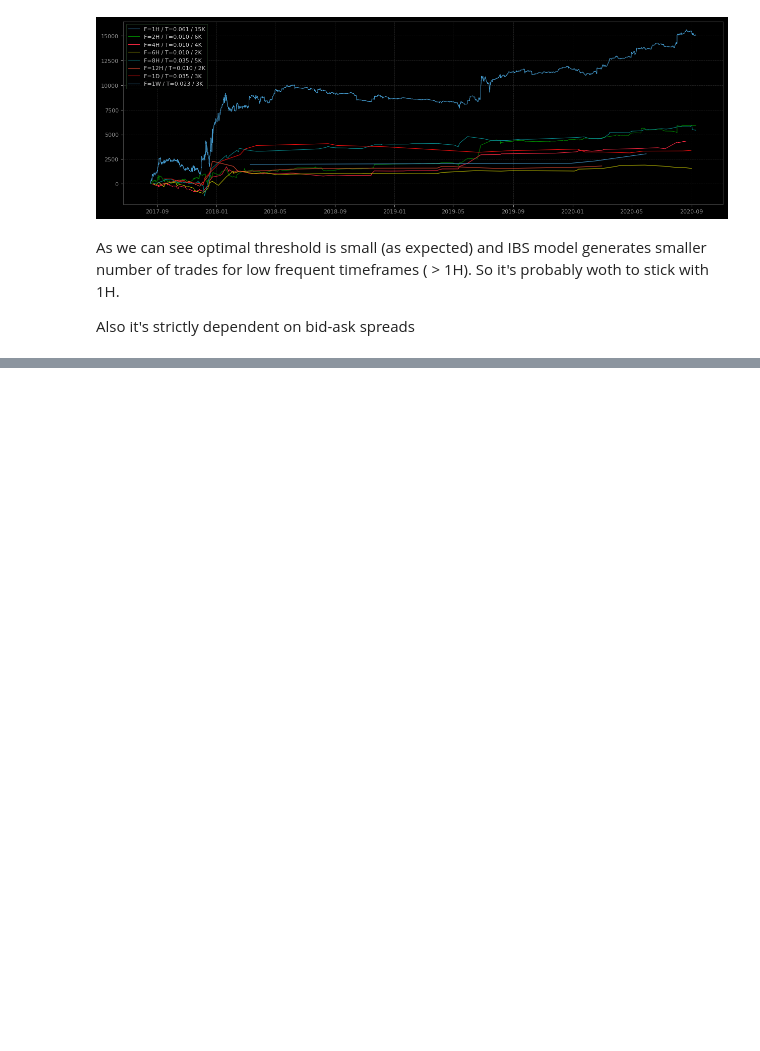
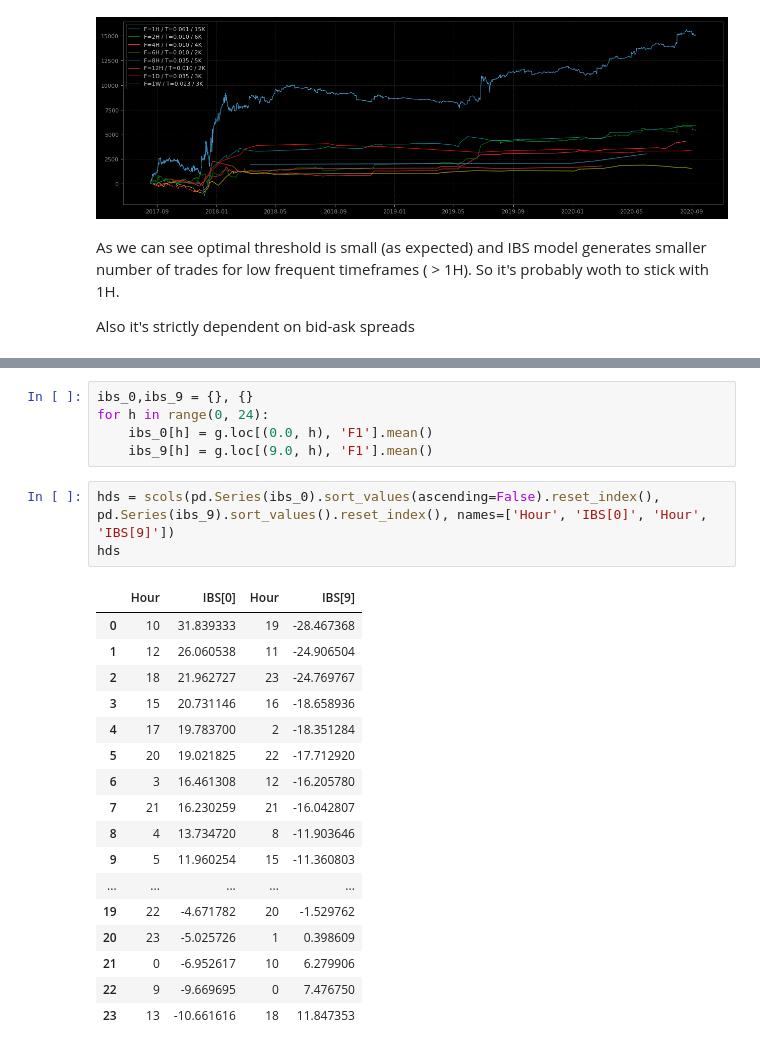
Before and after one commit to dmarienko/cryptomomentum, a Jupyter notebook: models/4. IBS testing.ipynb, the cells around one changed output, grey strips where cells are left out. Saved outputs shown, nothing was run; the diff lists cells and outputs as text; blank space fills up the shorter version.

```diff
--- a/models/4. IBS testing.ipynb
+++ b/models/4. IBS testing.ipynb
@@ -172,0 +183,26 @@ Also it's strictly dependent on bid-ask spreads
+# %%
+ibs_0,ibs_9 = {}, {}
+for h in range(0, 24):
+    ibs_0[h] = g.loc[(0.0, h), 'F1'].mean()
+    ibs_9[h] = g.loc[(9.0, h), 'F1'].mean()
+# %%
+hds = scols(pd.Series(ibs_0).sort_values(ascending=False).reset_index(), pd.Series(ibs_9).sort_values().reset_index(), names=['Hour', 'IBS[0]', 'Hour', 'IBS[9]'])
+hds
+# %% [output]
+|  | Hour | IBS[0] | Hour | IBS[9] |
+| 0 | 10 | 31.839333 | 19 | -28.467368 |
+| 1 | 12 | 26.060538 | 11 | -24.906504 |
+| 2 | 18 | 21.962727 | 23 | -24.769767 |
+| 3 | 15 | 20.731146 | 16 | -18.658936 |
+| 4 | 17 | 19.783700 | 2 | -18.351284 |
+| 5 | 20 | 19.021825 | 22 | -17.712920 |
+| 6 | 3 | 16.461308 | 12 | -16.205780 |
+| 7 | 21 | 16.230259 | 21 | -16.042807 |
+| 8 | 4 | 13.734720 | 8 | -11.903646 |
+| 9 | 5 | 11.960254 | 15 | -11.360803 |
+| ... | ... | ... | ... | ... |
+| 19 | 22 | -4.671782 | 20 | -1.529762 |
+| 20 | 23 | -5.025726 | 1 | 0.398609 |
+| 21 | 0 | -6.952617 | 10 | 6.279906 |
+| 22 | 9 | -9.669695 | 0 | 7.476750 |
+| 23 | 13 | -10.661616 | 18 | 11.847353 |
```
Also changed, not shown: parts of 9 cells of this notebook.
